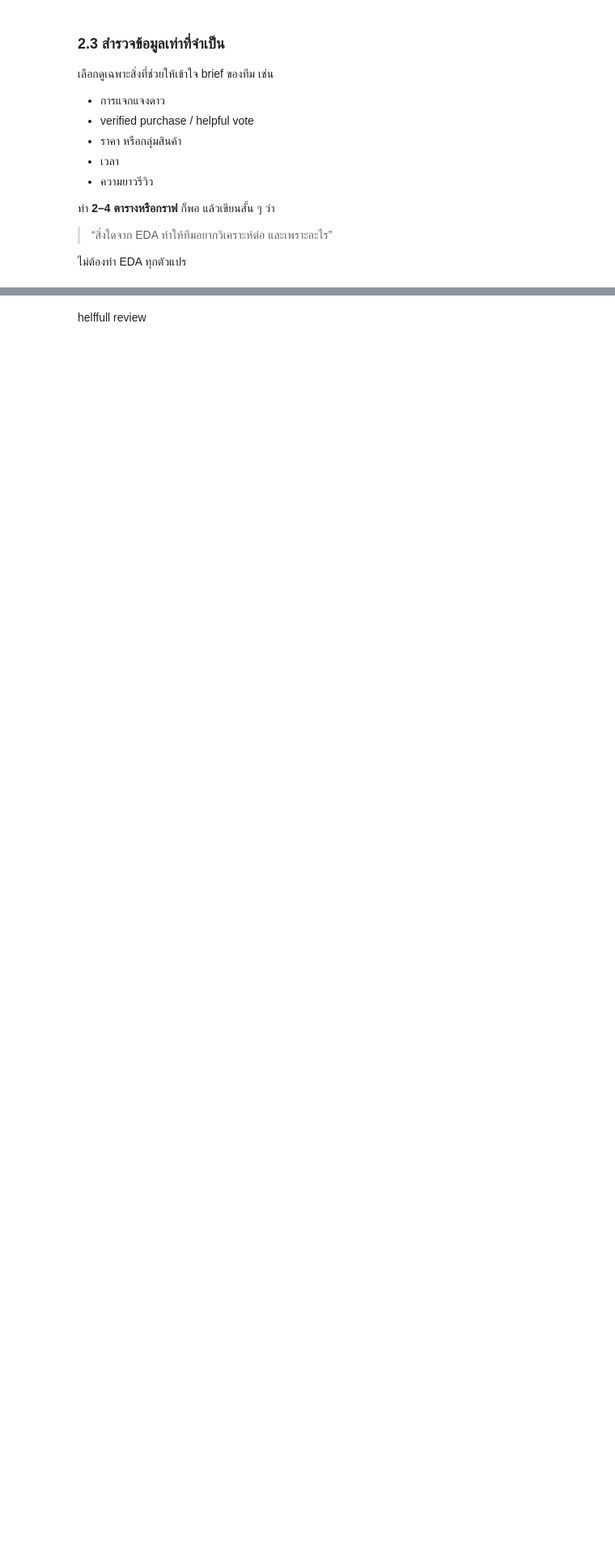
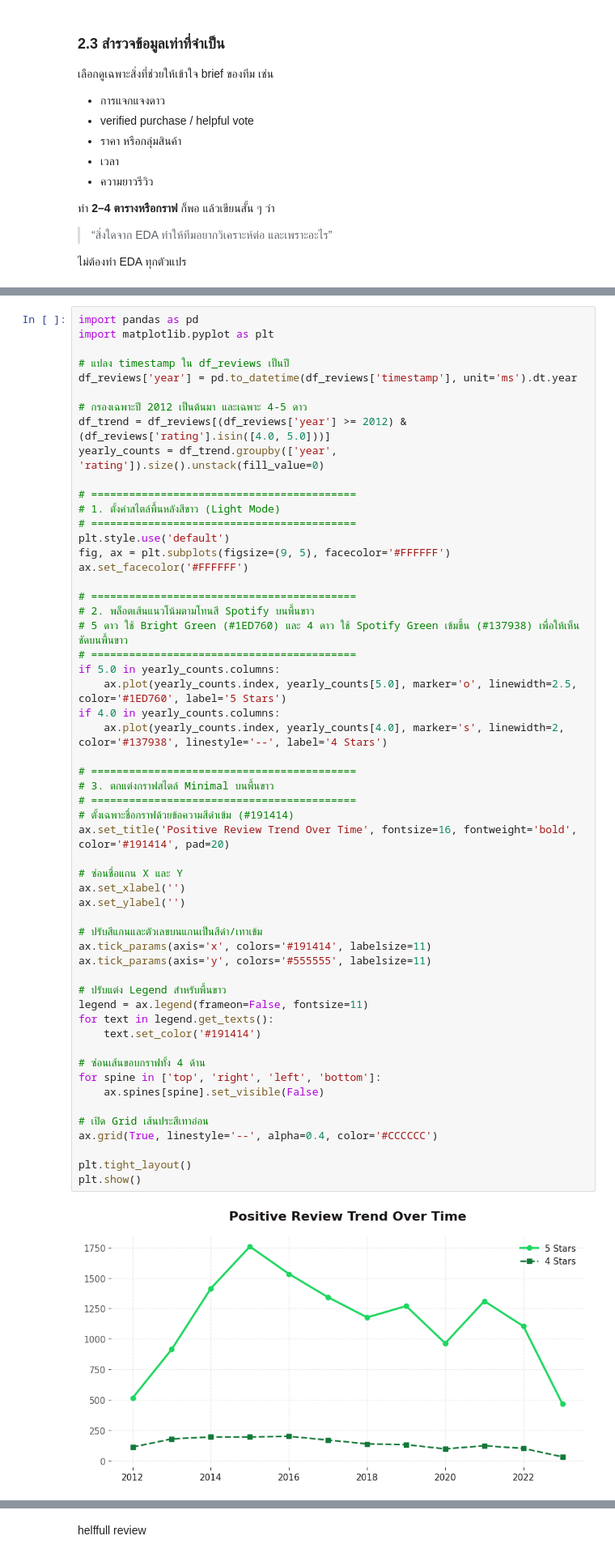
Before and after one commit to audomsak-pypy/Project1-Text_Analytics69, a Jupyter notebook: Project1_Text_Analytics69_Teams.ipynb, the cells around one changed output, grey strips where cells are left out. Shown at 81% size. Cells and saved outputs as stored; diff of their text form; blank space fills up the shorter version.

```diff
--- a/Project1_Text_Analytics69_Teams.ipynb
+++ b/Project1_Text_Analytics69_Teams.ipynb
@@ -368,0 +608,57 @@ However, it does not represent the full spectrum of Amazon reviews (e.g., other
+# %%
+import pandas as pd
+import matplotlib.pyplot as plt
+
+# แปลง timestamp ใน df_reviews เป็นปี
+df_reviews['year'] = pd.to_datetime(df_reviews['timestamp'], unit='ms').dt.year
+
+# กรองเฉพาะปี 2012 เป็นต้นมา และเฉพาะ 4-5 ดาว
+df_trend = df_reviews[(df_reviews['year'] >= 2012) & (df_reviews['rating'].isin([4.0, 5.0]))]
+yearly_counts = df_trend.groupby(['year', 'rating']).size().unstack(fill_value=0)
+
+# ==========================================
+# 1. ตั้งค่าสไตล์พื้นหลังสีขาว (Light Mode)
+# ==========================================
+plt.style.use('default')
+fig, ax = plt.subplots(figsize=(9, 5), facecolor='#FFFFFF')
+ax.set_facecolor('#FFFFFF')
+
+# ==========================================
+# 2. พล็อตเส้นแนวโน้มตามโทนสี Spotify บนพื้นขาว
+# 5 ดาว ใช้ Bright Green (#1ED760) และ 4 ดาว ใช้ Spotify Green เข้มขึ้น (#137938) เพื่อให้เห็นชัดบนพื้นขาว
+# ==========================================
+if 5.0 in yearly_counts.columns:
+    ax.plot(yearly_counts.index, yearly_counts[5.0], marker='o', linewidth=2.5, color='#1ED760', label='5 Stars')
+if 4.0 in yearly_counts.columns:
+    ax.plot(yearly_counts.index, yearly_counts[4.0], marker='s', linewidth=2, color='#137938', linestyle='--', label='4 Stars')
+
+# ==========================================
+# 3. ตกแต่งกราฟสไตล์ Minimal บนพื้นขาว
+# ==========================================
+# ตั้งเฉพาะชื่อกราฟด้วยข้อความสีดำเข้ม (#191414)
+ax.set_title('Positive Review Trend Over Time', fontsize=16, fontweight='bold', color='#191414', pad=20)
+
+# ซ่อนชื่อแกน X และ Y
+ax.set_xlabel('')
+ax.set_ylabel('')
+
+# ปรับสีแกนและตัวเลขบนแกนเป็นสีดำ/เทาเข้ม
+ax.tick_params(axis='x', colors='#191414', labelsize=11)
+ax.tick_params(axis='y', colors='#555555', labelsize=11)
+
+# ปรับแต่ง Legend สำหรับพื้นขาว
+legend = ax.legend(frameon=False, fontsize=11)
+for text in legend.get_texts():
+    text.set_color('#191414')
+
+# ซ่อนเส้นขอบกราฟทั้ง 4 ด้าน
+for spine in ['top', 'right', 'left', 'bottom']:
+    ax.spines[spine].set_visible(False)
+
+# เปิด Grid เส้นประสีเทาอ่อน
+ax.grid(True, linestyle='--', alpha=0.4, color='#CCCCCC')
+
+plt.tight_layout()
+plt.show()
+# %% [output]
+[figure, added]
```
Also changed, not shown: parts of 10 cells of this notebook.
